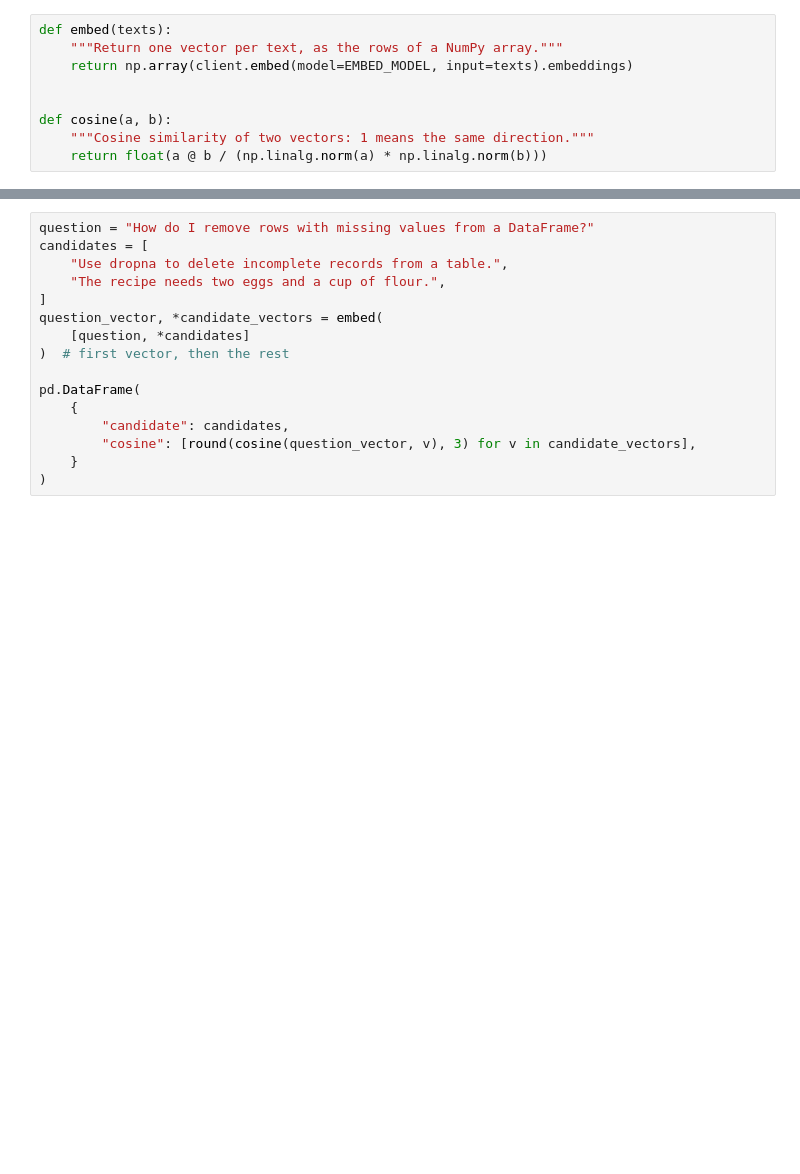
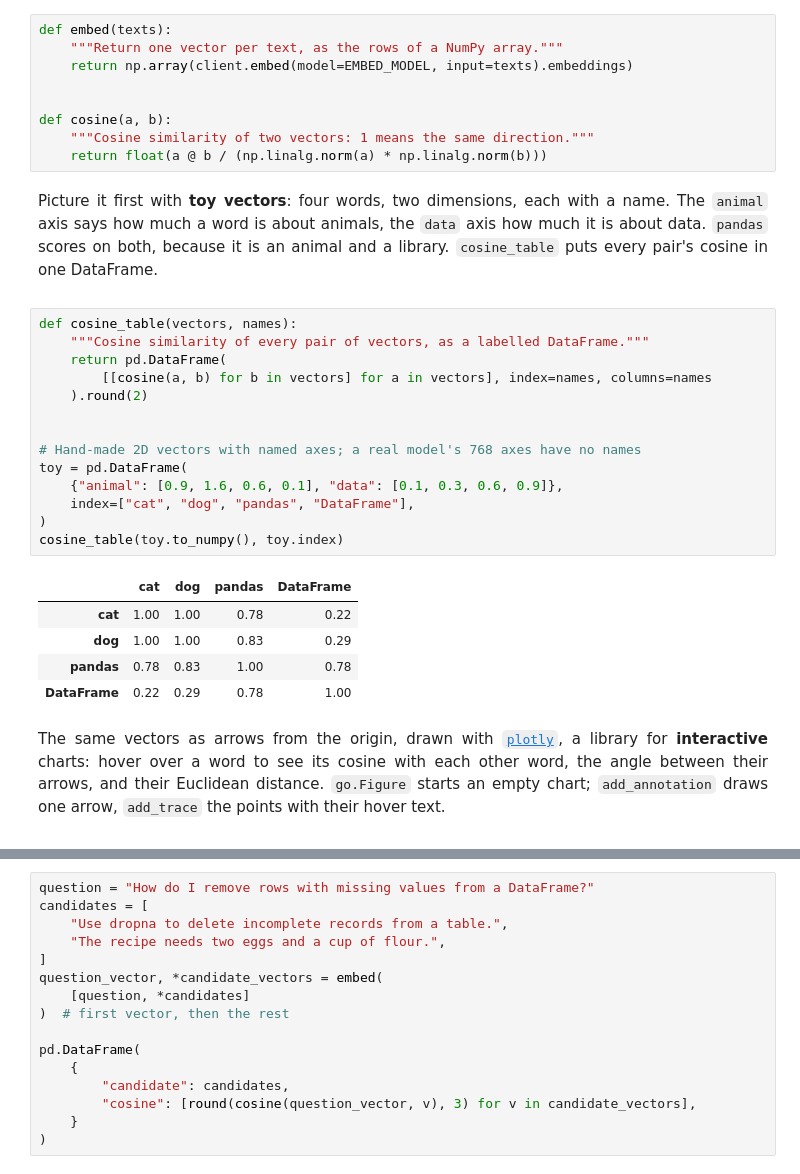
Before and after one commit to argythana/teach-llm-system, a Jupyter notebook: lecture_02_embeddings_rag_vector_store/reading_material/lec_02a_embeddings_cosine_similarity.ipynb, the cells around one changed output, grey strips where cells are left out. Saved outputs shown, nothing was run; the diff lists cells and outputs as text; blank space fills up the shorter version.

```diff
--- a/lecture_02_embeddings_rag_vector_store/reading_material/lec_02a_embeddings_cosine_similarity.ipynb
+++ b/lecture_02_embeddings_rag_vector_store/reading_material/lec_02a_embeddings_cosine_similarity.ipynb
@@ -109,3 +111,38 @@ def embed(texts):
 def cosine(a, b):
     """Cosine similarity of two vectors: 1 means the same direction."""
     return float(a @ b / (np.linalg.norm(a) * np.linalg.norm(b)))
+# %% [markdown]
+<div style="text-align: justify; max-width: 90ch">
+
+Picture it first with **toy vectors**: four words, two dimensions, each with a name. The `animal` axis says how much a word is about animals, the `data` axis how much it is about data.
+`pandas` scores on both, because it is an animal and a library. `cosine_table` puts every pair's cosine in one DataFrame.
+
+</div>
+# %%
+def cosine_table(vectors, names):
+    """Cosine similarity of every pair of vectors, as a labelled DataFrame."""
+    return pd.DataFrame(
+        [[cosine(a, b) for b in vectors] for a in vectors], index=names, columns=names
+    ).round(2)
+
+
+# Hand-made 2D vectors with named axes; a real model's 768 axes have no names
+toy = pd.DataFrame(
+    {"animal": [0.9, 1.6, 0.6, 0.1], "data": [0.1, 0.3, 0.6, 0.9]},
+    index=["cat", "dog", "pandas", "DataFrame"],
+)
+cosine_table(toy.to_numpy(), toy.index)
+# %% [output]
+|  | cat | dog | pandas | DataFrame |
+| cat | 1.00 | 1.00 | 0.78 | 0.22 |
+| dog | 1.00 | 1.00 | 0.83 | 0.29 |
+| pandas | 0.78 | 0.83 | 1.00 | 0.78 |
+| DataFrame | 0.22 | 0.29 | 0.78 | 1.00 |
+# %% [markdown]
+<div style="text-align: justify; max-width: 90ch">
+
+The same vectors as arrows from the origin, drawn with [`plotly`](https://plotly.com/python/), a library for **interactive** charts:
+hover over a word to see its cosine with each other word, the angle between their arrows, and their Euclidean distance. `go.Figure` starts an empty chart;
+`add_annotation` draws one arrow, `add_trace` the points with their hover text.
+
+</div>
```
Also changed, not shown: parts of 6 cells of this notebook, 2 other files.
